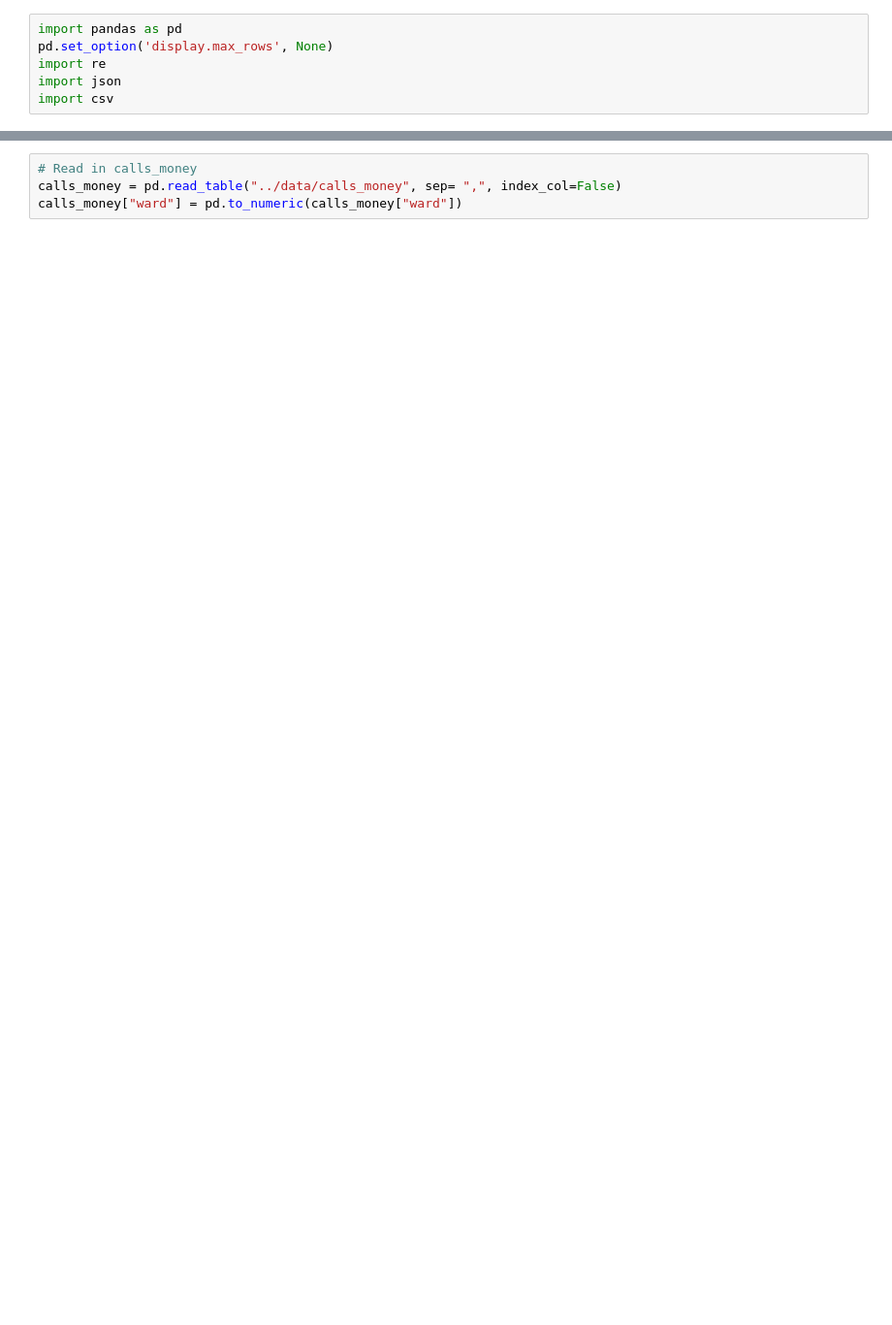
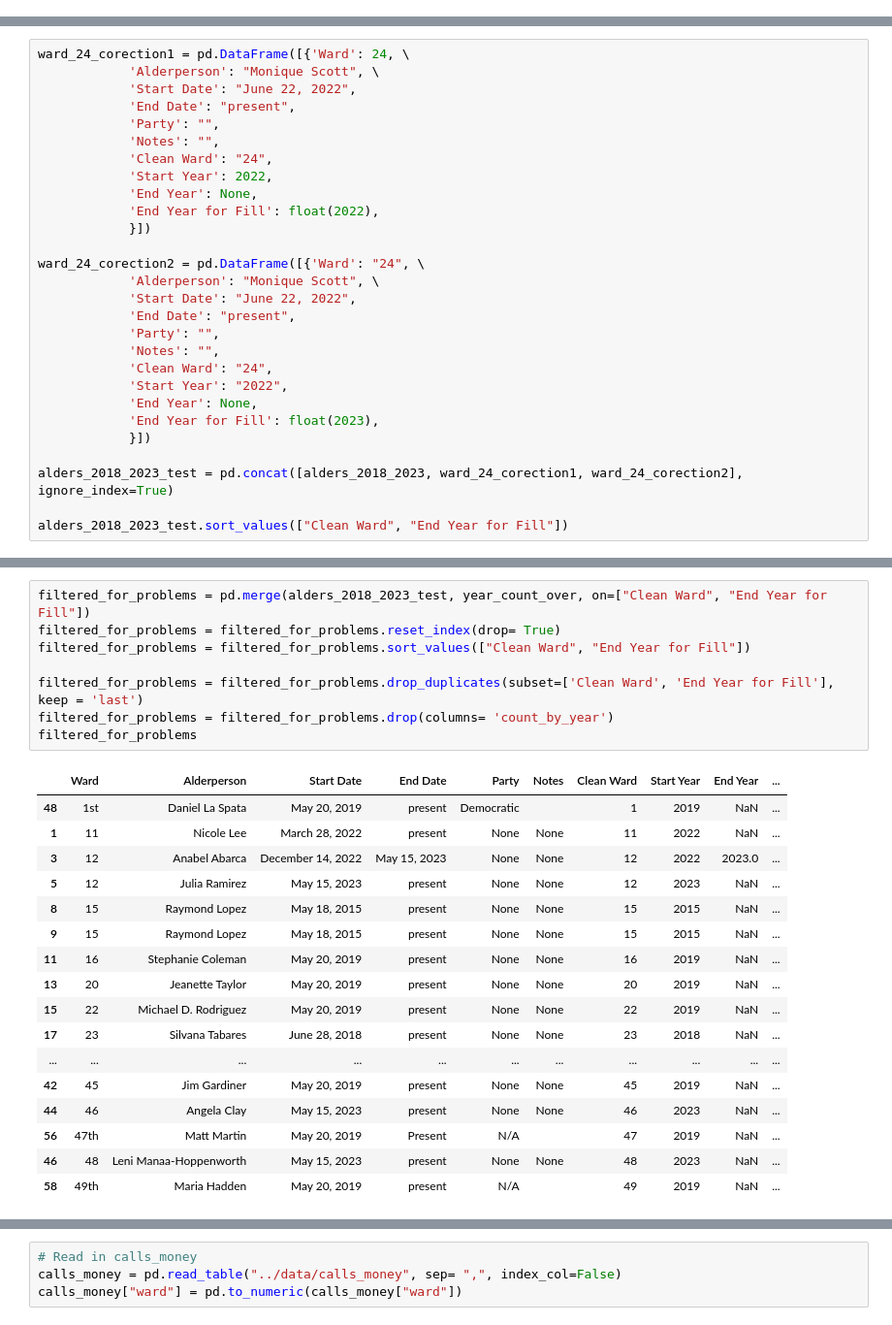
Before and after one commit to uchicago-2025-capp30122/30122-project-gitmoney, a Jupyter notebook: Scraper/join_ward_jsons.ipynb, the cells around one changed output, grey strips where cells are left out. Shown at 97% size. Saved outputs shown, nothing was run; the diff lists cells and outputs as text; blank space fills up the shorter version.

Commit message:
Libby cleans up scraper some more

```diff
--- a/Scraper/join_ward_jsons.ipynb
+++ b/Scraper/join_ward_jsons.ipynb
@@ -3,8 +9,2 @@
 
 We will read in Libby and Getnet's data, join it together, export as a CSV
-# %%
-import pandas as pd
-pd.set_option('display.max_rows', None)
-import re
-import json
-import csv
@@ -10,0 +127,28 @@ import csv
+# %%
+ward_24_corection1 = pd.DataFrame([{'Ward': 24, \
+            'Alderperson': "Monique Scott", \
+            'Start Date': "June 22, 2022",
+            'End Date': "present",
+            'Party': "",
+            'Notes': "",
+            'Clean Ward': "24",
+            'Start Year': 2022,
+            'End Year': None,
+            'End Year for Fill': float(2022),
+            }])
+
+ward_24_corection2 = pd.DataFrame([{'Ward': "24", \
+            'Alderperson': "Monique Scott", \
+            'Start Date': "June 22, 2022",
+            'End Date': "present",
+            'Party': "",
+            'Notes': "",
+            'Clean Ward': "24",
+            'Start Year': "2022",
+            'End Year': None,
+            'End Year for Fill': float(2023),
+            }])
+
+alders_2018_2023_test = pd.concat([alders_2018_2023, ward_24_corection1, ward_24_corection2], ignore_index=True)
+
+alders_2018_2023_test.sort_values(["Clean Ward", "End Year for Fill"])
@@ -10,0 +224,26 @@ import csv
+# %%
+filtered_for_problems = pd.merge(alders_2018_2023_test, year_count_over, on=["Clean Ward", "End Year for Fill"])
+filtered_for_problems = filtered_for_problems.reset_index(drop= True)
+filtered_for_problems = filtered_for_problems.sort_values(["Clean Ward", "End Year for Fill"])
+
+filtered_for_problems = filtered_for_problems.drop_duplicates(subset=['Clean Ward', 'End Year for Fill'], keep = 'last')
+filtered_for_problems = filtered_for_problems.drop(columns= 'count_by_year')
+filtered_for_problems
+# %% [output]
+|  | Ward | Alderperson | Start Date | End Date | Party | Notes | Clean Ward | Start Year | End Year | ... |
+| 48 | 1st | Daniel La Spata | May 20, 2019 | present | Democratic |  | 1 | 2019 | NaN | ... |
+| 1 | 11 | Nicole Lee | March 28, 2022 | present | None | None | 11 | 2022 | NaN | ... |
+| 3 | 12 | Anabel Abarca | December 14, 2022 | May 15, 2023 | None | None | 12 | 2022 | 2023.0 | ... |
+| 5 | 12 | Julia Ramirez | May 15, 2023 | present | None | None | 12 | 2023 | NaN | ... |
+| 8 | 15 | Raymond Lopez | May 18, 2015 | present | None | None | 15 | 2015 | NaN | ... |
+| 9 | 15 | Raymond Lopez | May 18, 2015 | present | None | None | 15 | 2015 | NaN | ... |
+| 11 | 16 | Stephanie Coleman | May 20, 2019 | present | None | None | 16 | 2019 | NaN | ... |
+| 13 | 20 | Jeanette Taylor | May 20, 2019 | present | None | None | 20 | 2019 | NaN | ... |
+| 15 | 22 | Michael D. Rodriguez | May 20, 2019 | present | None | None | 22 | 2019 | NaN | ... |
+| 17 | 23 | Silvana Tabares | June 28, 2018 | present | None | None | 23 | 2018 | NaN | ... |
+| ... | ... | ... | ... | ... | ... | ... | ... | ... | ... | ... |
+| 42 | 45 | Jim Gardiner | May 20, 2019 | present | None | None | 45 | 2019 | NaN | ... |
+| 44 | 46 | Angela Clay | May 15, 2023 | present | None | None | 46 | 2023 | NaN | ... |
+| 56 | 47th | Matt Martin | May 20, 2019 | Present | N/A |  | 47 | 2019 | NaN | ... |
+| 46 | 48 | Leni Manaa-Hoppenworth | May 15, 2023 | present | None | None | 48 | 2023 | NaN | ... |
+| 58 | 49th | Maria Hadden | May 20, 2019 | present | N/A |  | 49 | 2019 | NaN | ... |
```
Also changed, not shown: parts of 36 cells of this notebook, 2 other files.
